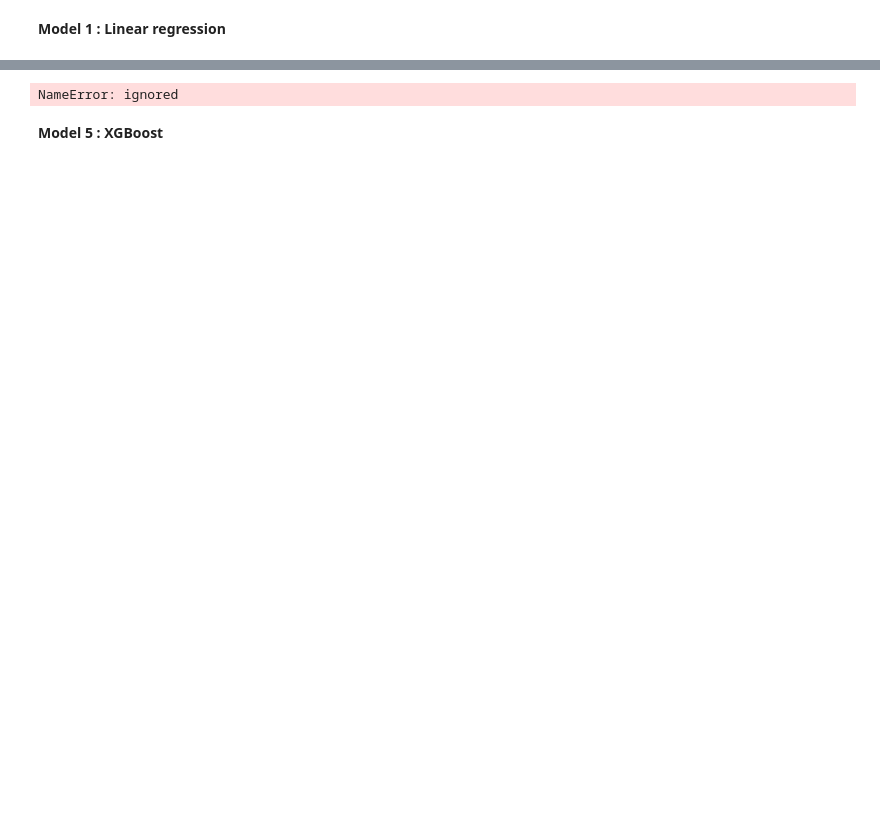
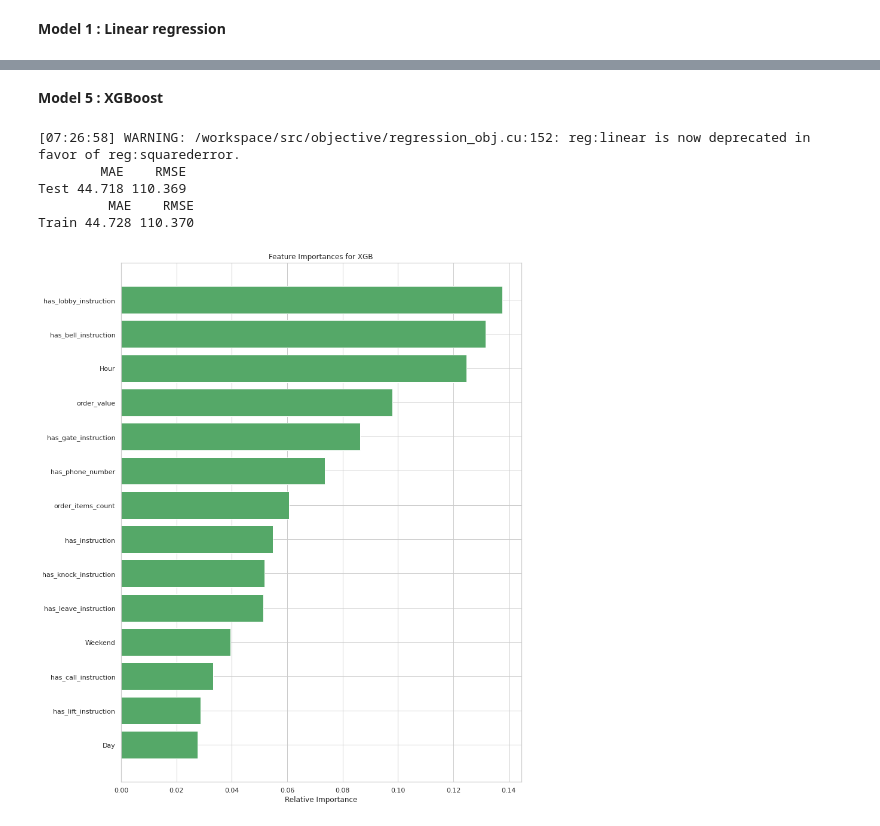
Before and after one commit to krishnarevi/Attention_model_from_scratch, a Jupyter notebook: Prediction_of_bad_deliveries.ipynb, the cells around one changed output, grey strips where cells are left out. Drawn from its saved outputs; the diff is of its cells as text; code cells hidden in the pictures; blank space fills up the shorter version.

```diff
--- a/Prediction_of_bad_deliveries.ipynb
+++ b/Prediction_of_bad_deliveries.ipynb
@@ -647,33 +608,55 @@ Successfully installed catboost-1.0.6
 # %%
-import catboost as cat
-cat_feat = ['Day','Hour','Weekend','DOW']
-catr = cat.CatBoostRegressor(random_state=100,cat_features=cat_feat,verbose=0)
-catr.fit(X_train, y_train)
-## predict test set  (out-sample)
-pred_test = catr.predict(X_test)
-## predict train set  (in-sample)
-pred_train = catr.predict(X_train)
+# import catboost as cat
+# from catboost import Pool
+# #Creating pool object for train dataset. we give information of categorical fetures to parameter cat_fetaures
 
-print(run_error_result(y_test, pred_test,'test'))
-print(run_error_result(y_train, pred_train,'train'))
-#prepare data for Tree model
-feature_importance=plot_feature_importance(catr.feature_importances_,X1.columns,'CAT')
+# #List of categorical columns
+# categoricalcolumns =['Day','Hour','Weekend','DOW']
+# print("Names of categorical columns : ", categoricalcolumns)
+# #Get location of categorical columns
+# cat_features = [X1.columns.get_loc(col) for col in categoricalcolumns]
+# print("Location of categorical columns : ",cat_features)
+# train_data = Pool(data=X_train,
+#                   label=y_train,
+#                   cat_features=cat_features
+#                  )
+# #Creating pool object for test dataset
+# test_data = Pool(data=X_test,
+#                   label=y_test,
+#                   cat_features=cat_features
+#                  )
+# catr = cat.CatBoostRegressor(random_state=100,loss_function='RMSE')
+# catr.fit(X_train, y_train,eval_set=(X_test, y_test))
+# ## predict test set  (out-sample)
+# pred_test = catr.predict(X_test)
+# ## predict train set  (in-sample)
+# pred_train = catr.predict(X_train)
+
+# print(run_error_result(y_test, pred_test,'test'))
+# print(run_error_result(y_train, pred_train,'train'))
+
+# #prepare data for Tree model
+# feature_importance=plot_feature_importance(catr.feature_importances_,X1.columns,'CAT')
-# %% [output]
-NameError: ignored
 # %% [markdown]
 **Model 5 : XGBoost**
 # %%
-import xgboost as xgb
 # xgb fit
-xgbr = xgb.XGBRegressor(n_estimators = 1000)
+xgbr = XGBRegressor()
 xgbr.fit(X_train, y_train)
 
 ## predict test set  (out-sample)
 pred_test = xgbr.predict(X_test)
 ## predict train set  (in-sample)
 pred_train = xgbr.predict(X_train)
 
-print(run_error_result(y_test, pred_test,'pred_test'))
-print(run_error_result(y_train, pred_train,'pred_train'))
+print(run_error_result(y_test, pred_test,'Test'))
+print(run_error_result(y_train, pred_train,'Train'))
 #prepare data for Tree model
 feature_importance=plot_feature_importance(xgbr.feature_importances_,X1.columns,'XGB')
+# %% [output]
+[07:26:58] WARNING: /workspace/src/objective/regression_obj.cu:152: reg:linear is now deprecated in favor of reg:squarederror.
+        MAE    RMSE
+Test 44.718 110.369
+         MAE    RMSE
+Train 44.728 110.370
+[figure, added]
```
Also changed, not shown: parts of 33 cells of this notebook.
